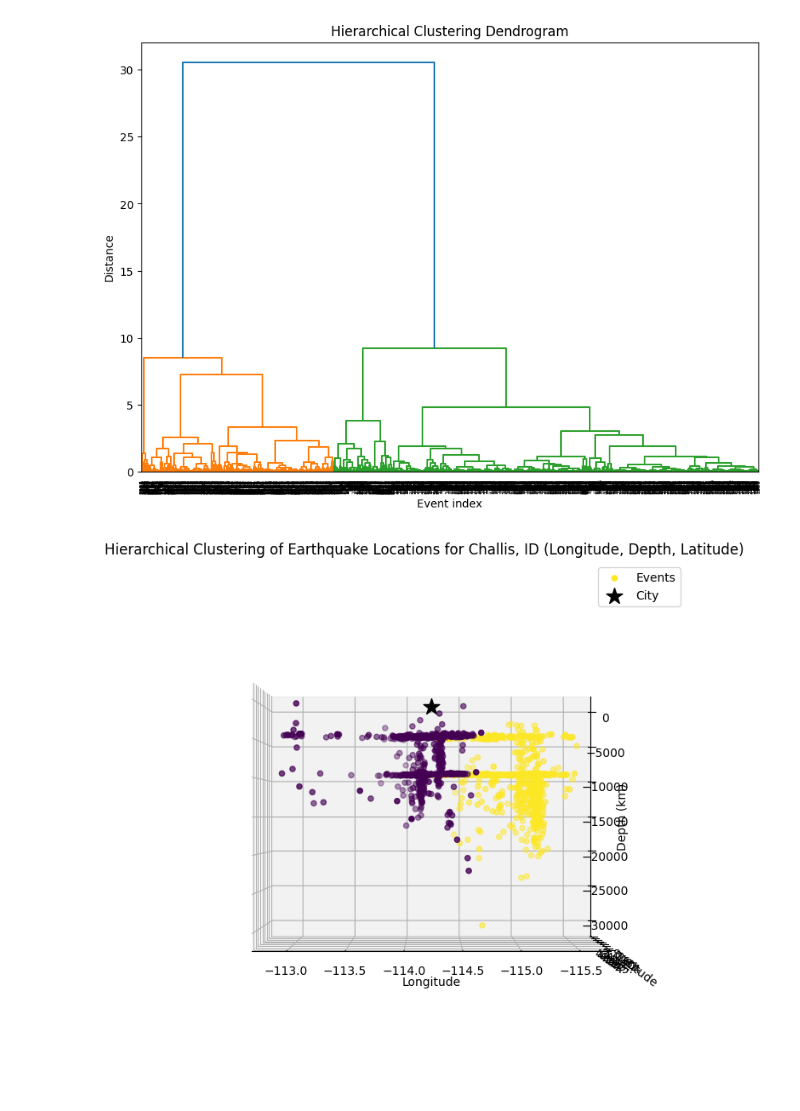
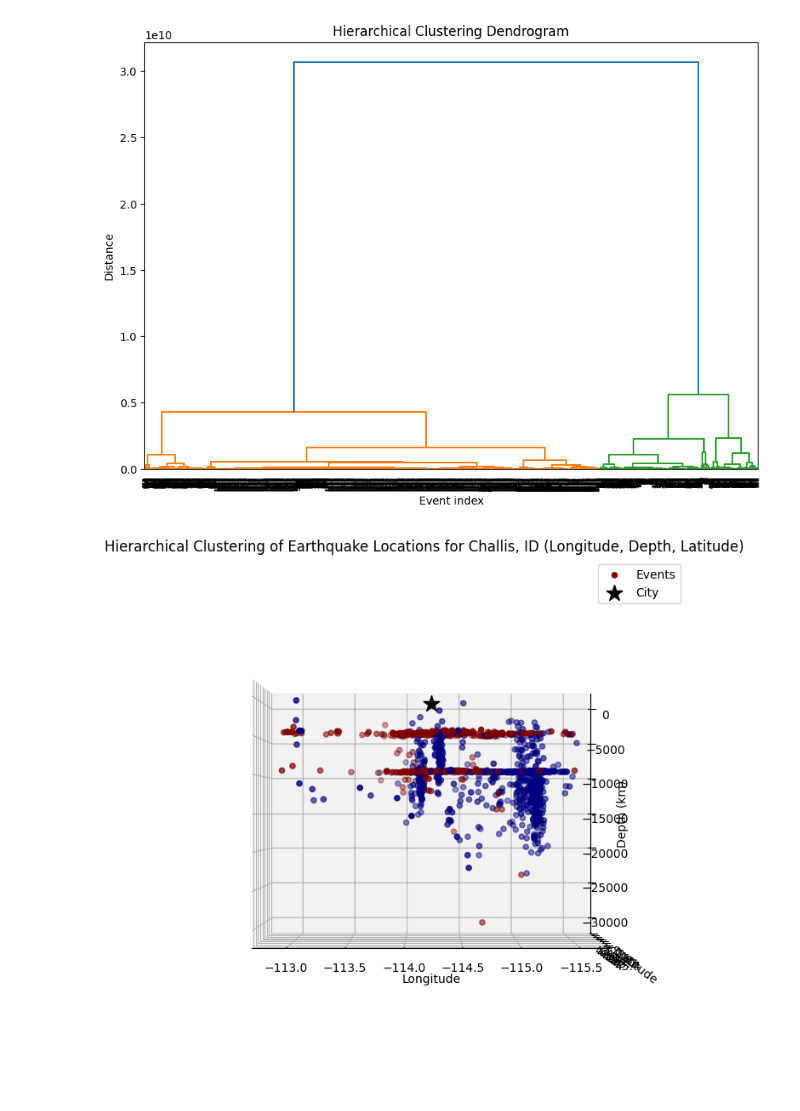
Before and after one commit to BlueJCash/CS_5850_EQ_Project, a Jupyter notebook: Project_test.ipynb, the cells around one changed output. Cells and saved outputs as stored; diff of their text form; code cells hidden in the pictures.

```diff
--- a/Project_test.ipynb
+++ b/Project_test.ipynb
@@ -54,12 +54,18 @@ def process_earthquake_data(catalog):
         for event in catalog:
             temp = event.origins[0]
             if temp.longitude is not None and temp.latitude is not None and temp.depth is not None:
-                location = [temp.longitude, temp.latitude, temp.depth]
+                location = [temp.longitude, temp.latitude, temp.depth, temp.time]
                 locs.append(location)
-                print(f"Event Time: {temp.time}, Magnitude: {event.magnitudes[0].mag}")
-                print(location)
+                #print(f"Event Time: {temp.time}, Magnitude: {event.magnitudes[0].mag}")
+                #print(location)
         max_depth = max(locs, key=lambda x: x[2])[2]
-    return np.array(locs), max_depth
+
+        locs = np.array(locs)
+        locs = locs[locs[:, 3].argsort()]
+
+        return locs, max_depth
+    else:
+        return None
 
 def normalize_depth(locs):
     """Normalize the depth values."""
@@ -120,29 +108,29 @@ linked = perform_clustering(locs)
 k = plot_dendrogram(linked)
 labels = perform_labeling(linked, k)
 # %% [output]
-[figure, old version]
+[figure, new version]
 # %%
 def plot_3d_clusters(locs, labels, city, max_depth, elev, azim):
     """Plot the 3D scatter plot of earthquake locations and clusters."""
     fig = plt.figure(figsize=(10,8))
     lat, lon = get_geolocation(city=city)
 
     ax = fig.add_subplot(111, projection='3d')
-    scatter = ax.scatter(locs[:, 0], locs[:, 1], locs[:, 2]*max_depth, c=labels, cmap='viridis', marker='o', label='Events')
+    scatter = ax.scatter(locs[:, 0], locs[:, 1], locs[:, 2]*max_depth, c=labels, cmap='jet', marker='o', label='Events')
     ax.scatter(lon, lat, 0, c='black', marker='*', s=200, label='City')
 
     ax.set_xlabel('Longitude')
     ax.set_ylabel('Latitude')
     ax.set_zlabel('Depth (km)')
 
     ax.set_title(f'Hierarchical Clustering of Earthquake Locations for {city} (Longitude, Depth, Latitude)')
     ax.legend()
 
     ax.view_init(elev=elev, azim=azim)
 
     plt.show()
 
 
 plot_3d_clusters(locs, labels, city, max_depth, elev=0, azim=90)
 # %% [output]
-[figure, old version]
+[figure, new version]
```
Also changed, not shown: parts of 3 cells of this notebook, 1 other file.
